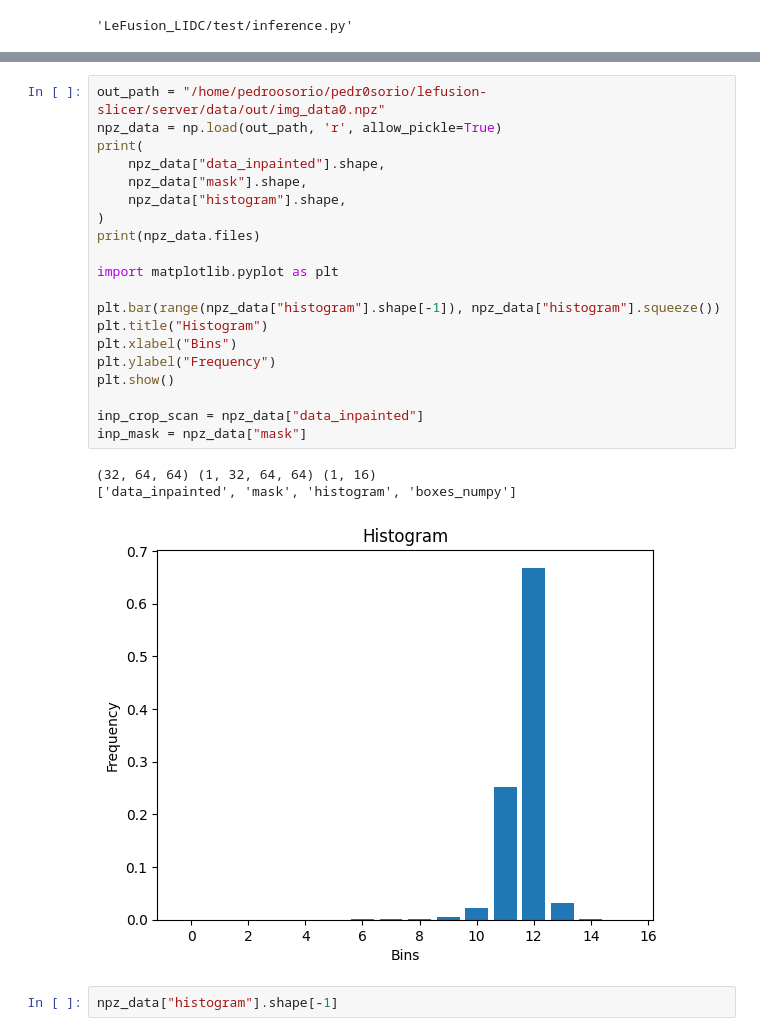
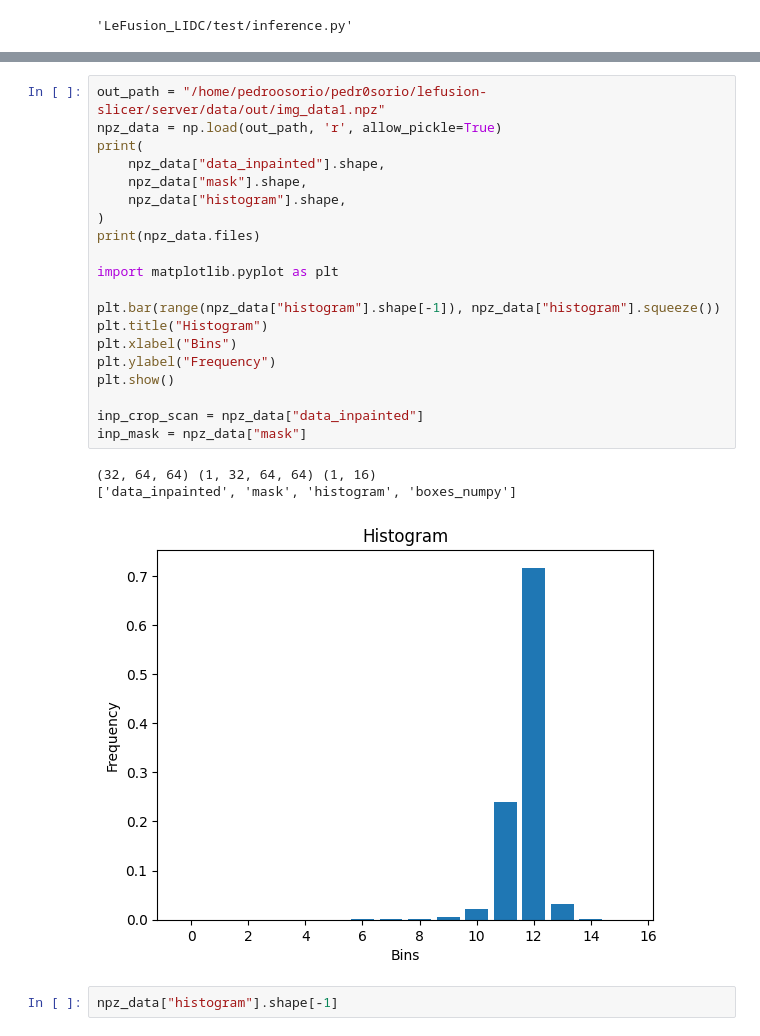
Before and after one commit to pedr0sorio/lefusion-slicer, a Jupyter notebook: nb-testing-slicer-lf.ipynb, the cells around one changed output, grey strips where cells are left out. Saved outputs shown, nothing was run; the diff lists cells and outputs as text.

```diff
--- a/nb-testing-slicer-lf.ipynb
+++ b/nb-testing-slicer-lf.ipynb
@@ -139,29 +146,29 @@ og_crop_scan = npz_data["data"]
 # %% [output]
 (32, 64, 64) 3
 # %%
-out_path = "/home/pedroosorio/pedr0sorio/lefusion-slicer/server/data/out/img_data0.npz"
+out_path = "/home/pedroosorio/pedr0sorio/lefusion-slicer/server/data/out/img_data1.npz"
 npz_data = np.load(out_path, 'r', allow_pickle=True)
 print(
     npz_data["data_inpainted"].shape,
     npz_data["mask"].shape,
     npz_data["histogram"].shape,
 )
 print(npz_data.files)
 
 import matplotlib.pyplot as plt
 
 plt.bar(range(npz_data["histogram"].shape[-1]), npz_data["histogram"].squeeze())
 plt.title("Histogram")
 plt.xlabel("Bins")
 plt.ylabel("Frequency")
 plt.show()
 
 inp_crop_scan = npz_data["data_inpainted"]
 inp_mask = npz_data["mask"]
 # %% [output]
 (32, 64, 64) (1, 32, 64, 64) (1, 16)
 ['data_inpainted', 'mask', 'histogram', 'boxes_numpy']
-[figure, old version]
+[figure, new version]
 # %%
 npz_data["histogram"].shape[-1]
 # %% [output]
```
Also changed, not shown: parts of 9 cells of this notebook, 8 other files.
